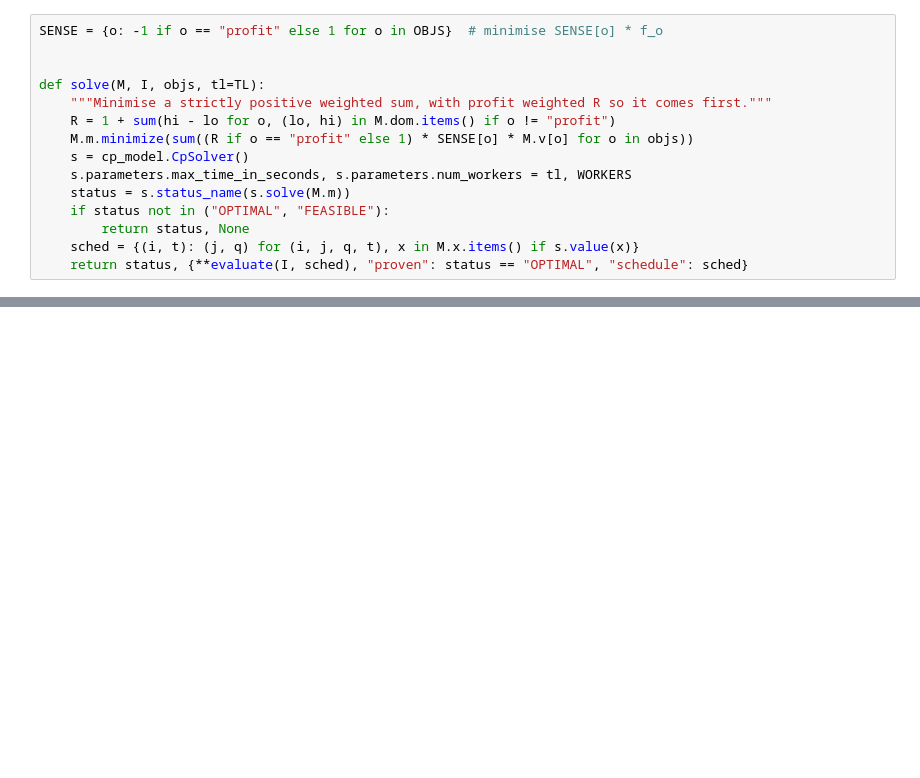
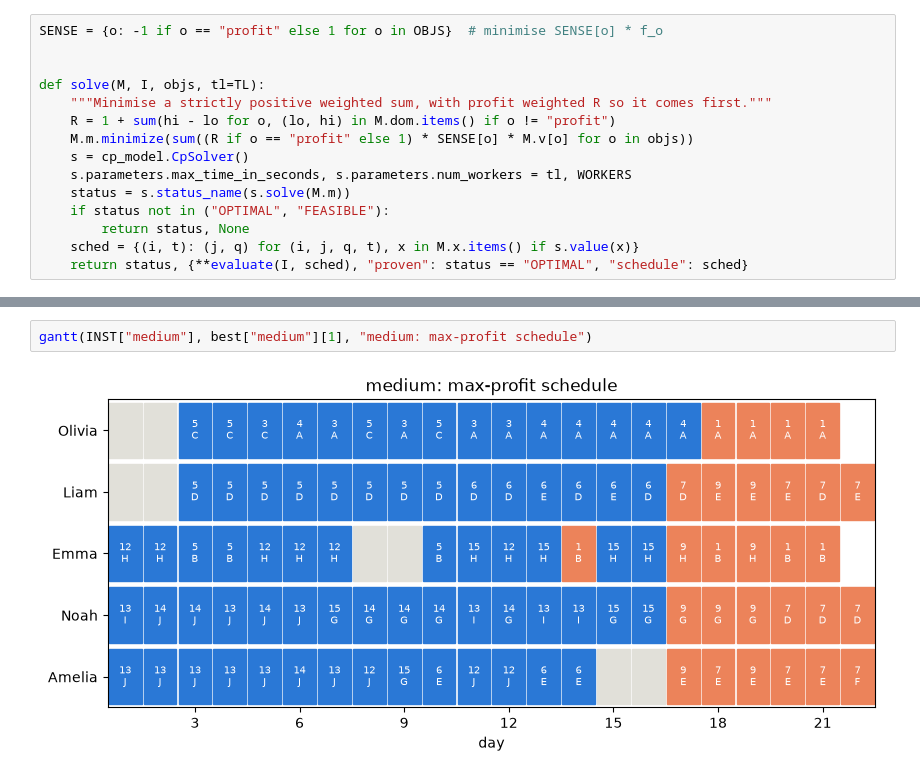
Before and after one commit to amithkm9/Decision_Modeling, a Jupyter notebook: CompuOpti_staffing.ipynb, the cells around one changed output, grey strips where cells are left out. Cells and saved outputs as stored; diff of their text form; blank space fills up the shorter version.

```diff
--- a/CompuOpti_staffing.ipynb
+++ b/CompuOpti_staffing.ipynb
@@ -292,0 +339,4 @@ def solve(M, I, objs, tl=TL):
+# %%
+gantt(INST["medium"], best["medium"][1], "medium: max-profit schedule")
+# %% [output]
+[figure, added]
```
Also changed, not shown: parts of 4 cells of this notebook.
